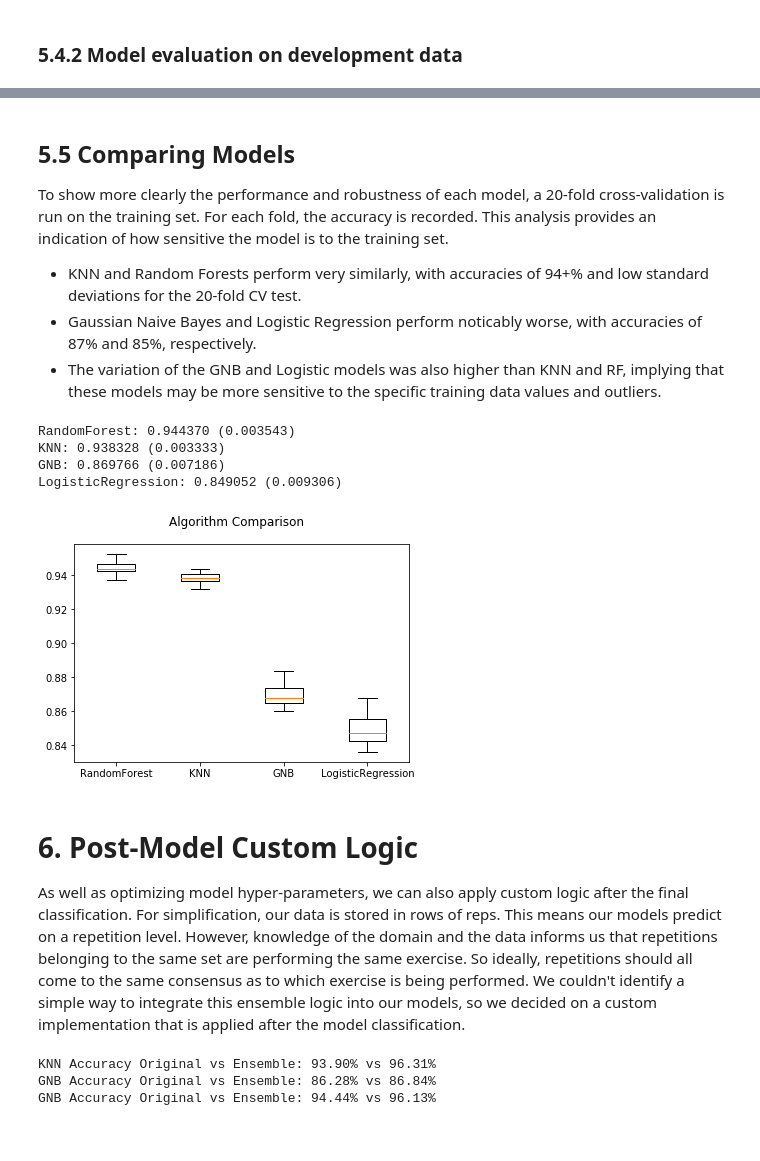
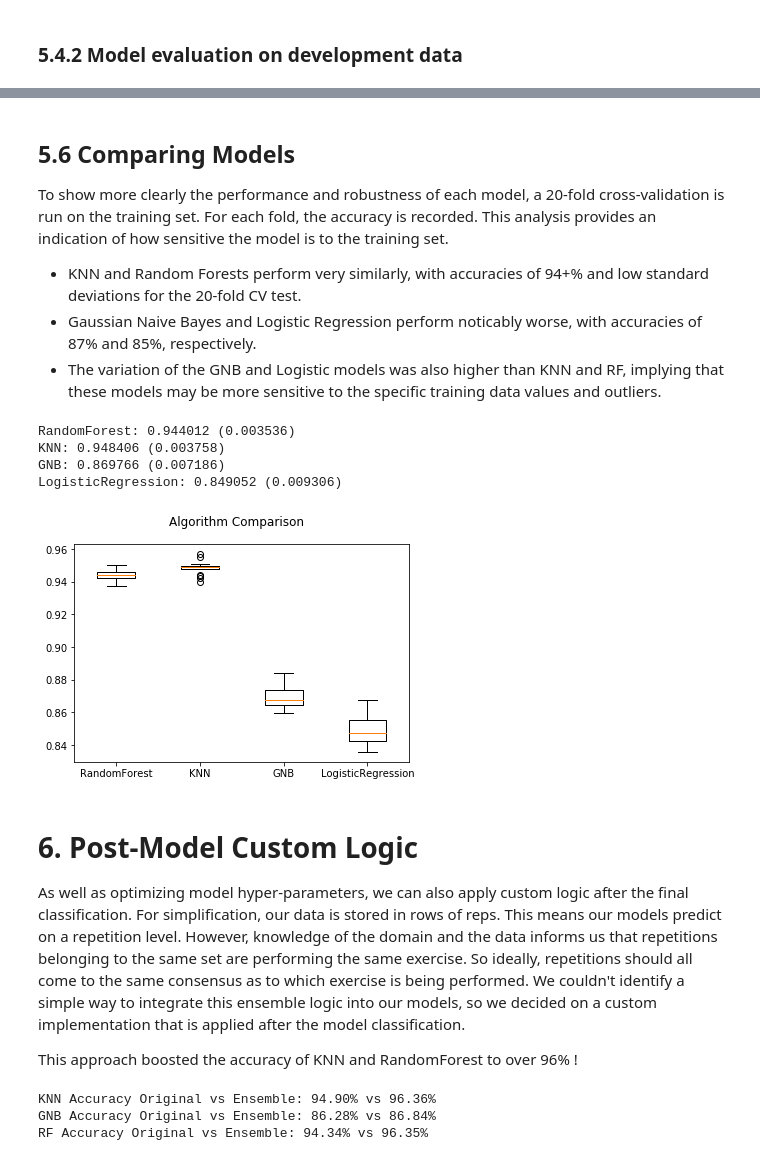
Before and after one commit to YuliaZamriy/W207_Group_Project, a Jupyter notebook: w207_openbarbell_part1_exercise_classification.ipynb, the cells around one changed output, grey strips where cells are left out. Cells and saved outputs as stored; diff of their text form; code cells hidden in the pictures.

```diff
--- a/w207_openbarbell_part1_exercise_classification.ipynb
+++ b/w207_openbarbell_part1_exercise_classification.ipynb
@@ -472,6 +444,3 @@ def get_performance(true_labs, pred_labs, lab_names):
  - Validates well on development dataset with clean labels
 # %% [markdown]
 ### 5.2.1 What k to use?
-# %%
-for k in range(1, 11):
-    make_classifier(KNeighborsClassifier, train_data[key_features], train_labels, dev_data[key_features], dev_labels, labels_names, False, k)
@@ -495,0 +447,7 @@ Accuracy on non-training data: 94.90%
+# %%
+# check accuracy of dev data with a range of k values
+for k in range(1, 30, 5):
+
+    knn = KNeighborsClassifier(k)
+    knn.fit(train_data[key_features], train_labels)
+    print(f"Accuracy on dev data, k={k} {knn.score(dev_data[key_features], dev_labels)*100:.2f}%")
@@ -498,7 +463,7 @@ Accuracy on non-training data: 94.90%
 # %%
 # Model K nearest neighbors
 
-knn_model = KNeighborsClassifier(n_neighbors=1)
+knn_model = KNeighborsClassifier(n_neighbors=10)
 knn_model.fit(train_data[key_features], train_labels)
 
 knn_predicts = knn_model.predict(dev_data[key_features])
@@ -620,0 +598,4 @@ print(importance_table)
+# %%
+LR_model = LogisticRegression()
+LR_model.fit(train_data[key_features], train_labels)
+LR_predicts = LR_model.predict(dev_data[key_features])
@@ -621,5 +624,5 @@ print(importance_table)
 # %% [markdown]
-## 5.5 Comparing Models
+## 5.6 Comparing Models
 
 To show more clearly the performance and robustness of each model, a 20-fold cross-validation is run on the training set.  For each fold, the accuracy is recorded.  This analysis provides an indication of how sensitive the model is to the training set.
 
@@ -632,41 +635,43 @@ To show more clearly the performance and robustness of each model, a 20-fold cro
 
 
 models = [('RandomForest', rf_model),
           ('KNN', knn_model),
           ('GNB', GNB_model),
-          ('LogisticRegression', LogisticRegression())
+          ('LogisticRegression', LR_model)
          ]
 
 results = []
 names = []
 
 for name, model in models:
 
     kfold = KFold(n_splits=20, random_state=42)
     cv_results = cross_val_score(model, train_data[key_features], train_labels, cv=kfold, scoring='accuracy')
     results.append(cv_results)
     names.append(name)
 
     msg = "%s: %f (%f)" % (name, cv_results.mean(), cv_results.std())
     print(msg)
 
 # boxplot algorithm comparison
 fig = plt.figure()
 fig.suptitle('Algorithm Comparison')
 ax = fig.add_subplot(111)
 plt.boxplot(results)
 ax.set_xticklabels(names)
 plt.show()
 # %% [output]
-RandomForest: 0.944370 (0.003543)
-KNN: 0.938328 (0.003333)
+RandomForest: 0.944012 (0.003536)
+KNN: 0.948406 (0.003758)
 GNB: 0.869766 (0.007186)
 LogisticRegression: 0.849052 (0.009306)
-[figure, old version]
+[figure, new version]
 # %% [markdown]
 # 6. Post-Model Custom Logic
 
 As well as optimizing model hyper-parameters, we can also apply custom logic after the final classification. For simplification, our data is stored in rows of reps. This means our models predict on a repetition level. However, knowledge of the domain and the data informs us that repetitions belonging to the same set are performing the same exercise. So ideally, repetitions should all come to the same consensus as to which exercise is being performed. We couldn't identify a simple way to integrate this ensemble logic into our models, so we decided on a custom implementation that is applied after the model classification.
+
+This approach boosted the accuracy of KNN and RandomForest to over 96% !
 # %%
 def set_consensus(predictions, set_ids):
     """
@@ -720,6 +725,6 @@ for i, prediction in enumerate(consensus_pred):
 print("RF Accuracy Original vs Ensemble:"
       ,f"{rf_model.score(dev_data[key_features], dev_labels)*100:.2f}% vs {correct_ct / len(dev_labels) * 100:.2f}%")
 # %% [output]
-KNN Accuracy Original vs Ensemble: 93.90% vs 96.31%
+KNN Accuracy Original vs Ensemble: 94.90% vs 96.36%
 GNB Accuracy Original vs Ensemble: 86.28% vs 86.84%
-GNB Accuracy Original vs Ensemble: 94.44% vs 96.13%
+RF Accuracy Original vs Ensemble: 94.34% vs 96.35%
```
Also changed, not shown: parts of 25 cells of this notebook.
